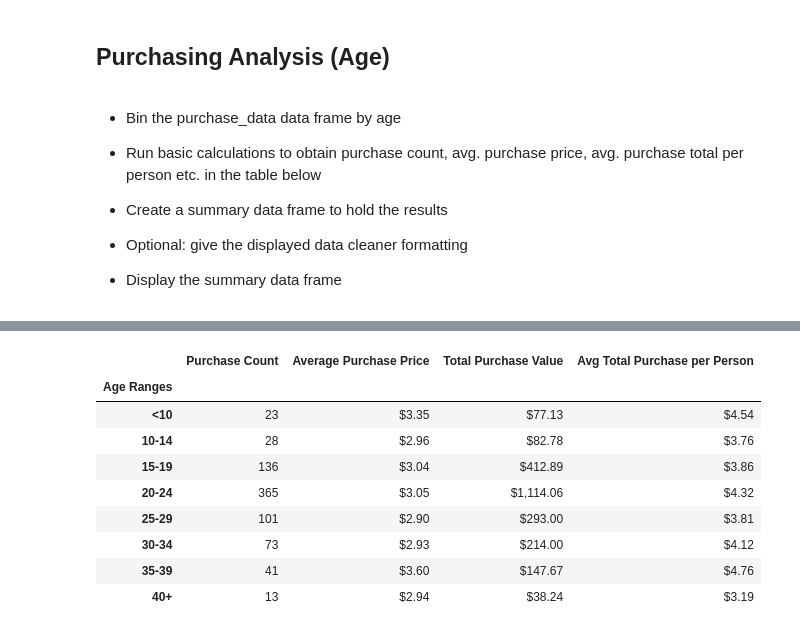
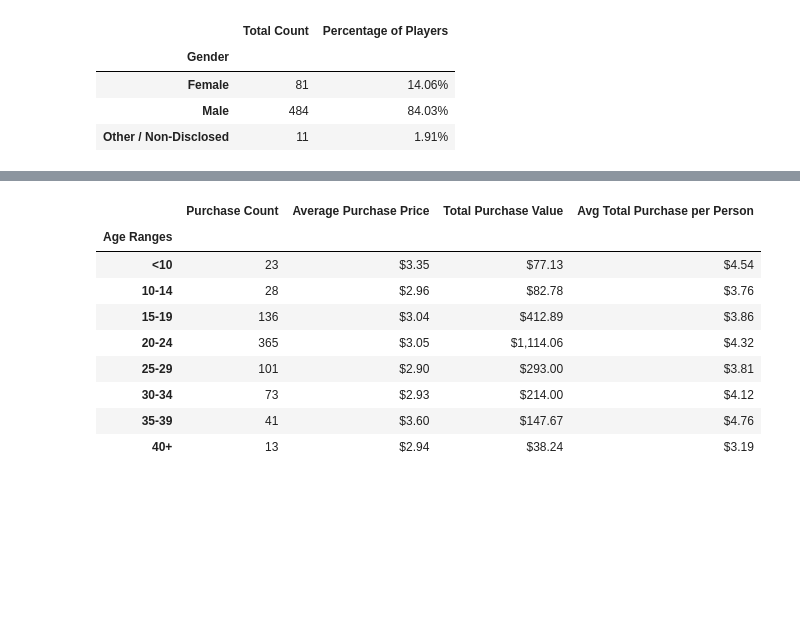
Before and after one commit to tritchlin/pandas-challenge, a Jupyter notebook: HeroesOfPymoli/HeroesOfPymoli_starter.ipynb, the cells around one changed output, grey strips where cells are left out. Drawn from its saved outputs; the diff is of its cells as text; code cells hidden in the pictures; blank space fills up the shorter version.

```diff
--- a/HeroesOfPymoli/HeroesOfPymoli_starter.ipynb
+++ b/HeroesOfPymoli/HeroesOfPymoli_starter.ipynb
@@ -35,0 +14,10 @@ player_count
+# %%
+# Group dataframe by "SN" and count number of unique names
+player_unique_df = purchase_data_df.drop_duplicates(subset="SN")
+player_count = len(player_unique_df)
+
+# Display total player count as dataframe and format column name
+player_count_df = pd.DataFrame([player_count])
+player_count_df.columns = ["Total Players"]
+
+player_count_df
@@ -132,16 +44,24 @@ Name: Gender, dtype: object
-# %% [markdown]
-## Purchasing Analysis (Age)
-# %% [markdown]
-* Bin the purchase_data data frame by age
-
-
-* Run basic calculations to obtain purchase count, avg. purchase price, avg. purchase total per person etc. in the table below
-
-
-* Create a summary data frame to hold the results
-
-
-* Optional: give the displayed data cleaner formatting
-
-
-* Display the summary data frame
+# %%
+# Calculate player count by unique SN and gender
+gender_count = player_unique_df.groupby("Gender").count()
+
+gender_df = pd.DataFrame(gender_count)
+gender_df = gender_df.rename(columns={"SN":"Total Count"})
+
+# Change above player count to percentages
+gender_percentage = (gender_df["Total Count"] / player_count)*100
+gender_percentage = gender_percentage.apply("{:.2f}%".format)
+gender_percentage_df = pd.DataFrame(gender_percentage)
+gender_percentage_df = gender_percentage_df.rename(columns={"Total Count":"Percentage of Players"})
+
+# Merge 2 dataframes to show count and percentage. Source: https://www.dataindependent.com/pandas/pandas-merge/
+
+gender_demographics_df = pd.merge(gender_df["Total Count"],gender_percentage_df["Percentage of Players"],on="Gender")
+
+gender_demographics_df
+# %% [output]
+|  | Total Count | Percentage of Players |
+| Gender |  |  |
+| Female | 81 | 14.06% |
+| Male | 484 | 84.03% |
+| Other / Non-Disclosed | 11 | 1.91% |
```
Also changed, not shown: parts of 27 cells of this notebook.
